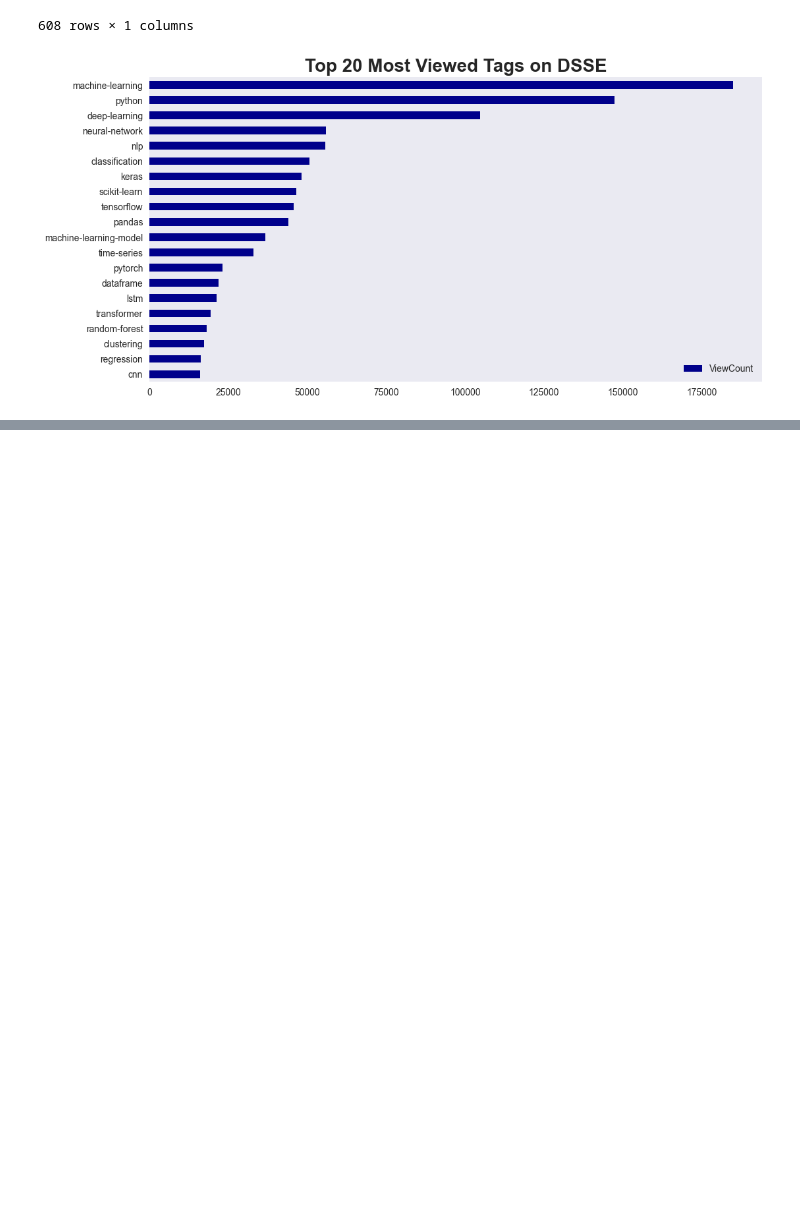
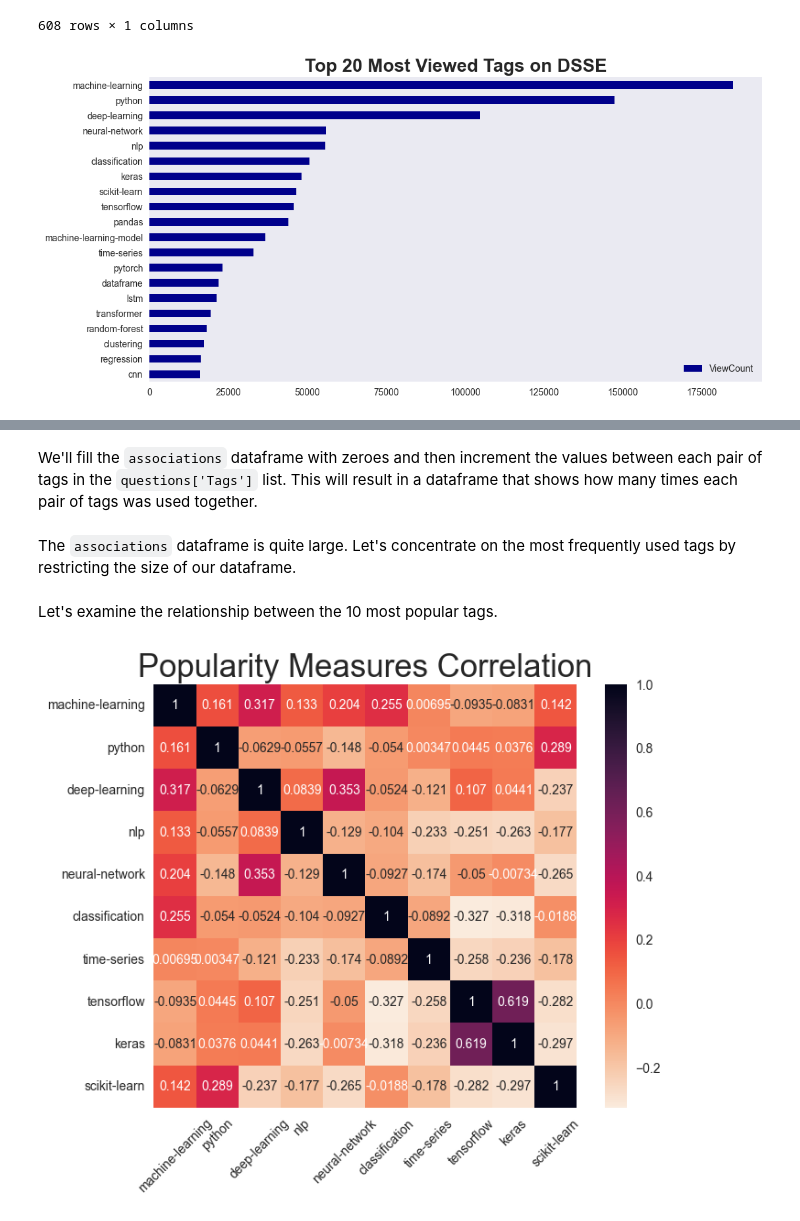
Before and after one commit to MuhammadAwon/datascience-projects, a Jupyter notebook: Projects/popular-data-science-questions/pop-ds-questions.ipynb, the cells around one changed output, grey strips where cells are left out. Saved outputs shown, nothing was run; the diff lists cells and outputs as text; code cells hidden in the pictures; blank space fills up the shorter version.

Commit message:
Complete popular data science questions project

```diff
--- a/Projects/popular-data-science-questions/pop-ds-questions.ipynb
+++ b/Projects/popular-data-science-questions/pop-ds-questions.ipynb
@@ -435,0 +544,2 @@ plt.show()
+# %%
+all_tags = list(tag_count.keys())
@@ -435,0 +555,3 @@ plt.show()
+# %%
+associations = pd.DataFrame(columns=all_tags, index=all_tags)
+associations.iloc[0:4, 0:4]
@@ -435,0 +564,29 @@ plt.show()
+# %% [markdown]
+We'll fill the `associations` dataframe with zeroes and then increment the values between each pair of tags in the `questions['Tags']` list. This will result in a dataframe that shows how many times each pair of tags was used together.
+# %%
+associations.fillna(value=0, inplace=True)
+
+for tags in questions["Tags"]:
+    associations.loc[tags, tags] += 1
+# %% [markdown]
+The `associations` dataframe is quite large. Let's concentrate on the most frequently used tags by restricting the size of our dataframe.
+# %%
+relations_most_used = associations.loc[most_used.index, most_used.index]
+# %% [markdown]
+Let's examine the relationship between the 10 most popular tags.
+# %%
+corr_top_10_tags = relations_most_used.iloc[0:10, 0:10].corr()
+
+# Visualize correlation heatmap to top 10 most popular tags
+fig, ax = plt.subplots(figsize=(8, 6))
+ax = sns.heatmap(corr_top_10_tags,
+                 annot=True,
+                 fmt='.3g',
+                 square=True,
+                 cmap = sns.cm.rocket_r)
+ax.set_title('Popularity Measures Correlation', fontsize=25)
+ax.set_xticklabels(ax.get_xticklabels(), rotation=45)
+ax.set_yticklabels(ax.get_yticklabels(), rotation=0)
+ax.tick_params(bottom=False, left=False)
+# %% [output]
+[figure, added]
```
Also changed, not shown: parts of 29 cells of this notebook, 1 other file.
